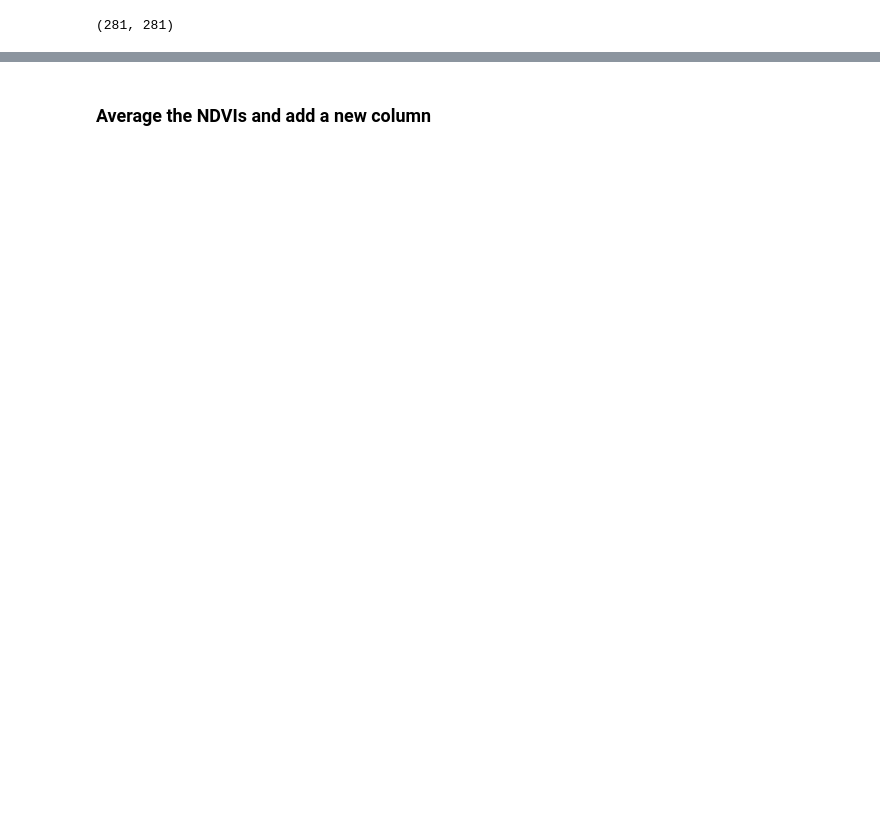
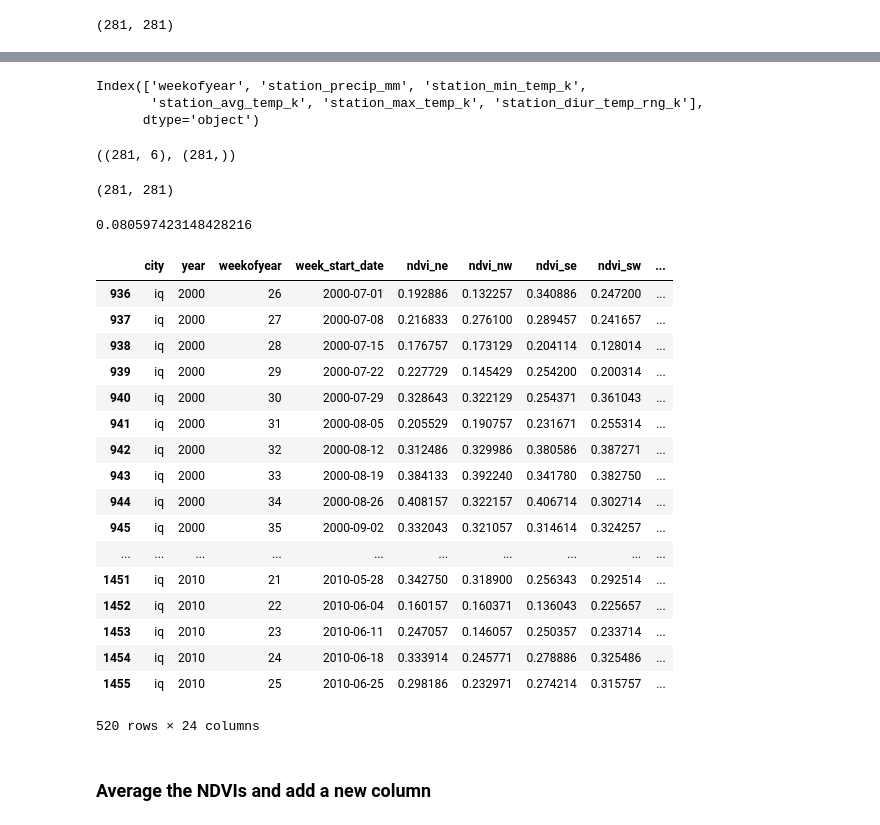
Before and after one commit to askiefer/dengue_fever_la, a Jupyter notebook: notebooks/Linear Regression.ipynb, the cells around one changed output, grey strips where cells are left out. Drawn from its saved outputs; the diff is of its cells as text; code cells hidden in the pictures; blank space fills up the shorter version.

```diff
--- a/notebooks/Linear Regression.ipynb
+++ b/notebooks/Linear Regression.ipynb
@@ -306,0 +368,12 @@ lm2.score(X_test_2, y_test_2)
+# %%
+imputed_sj_2.columns
+# %% [output]
+Index(['weekofyear', 'station_precip_mm', 'station_min_temp_k',
+       'station_avg_temp_k', 'station_max_temp_k', 'station_diur_temp_rng_k'],
+      dtype='object')
+# %%
+X_train_3, X_test_3, y_train_3, y_test_3 = train_test_split(imputed_sj_2, y, test_size=0.3)
+X_train_3.shape, y_train_3.shape
+X_test_3.shape, y_test_3.shape
+# %% [output]
+((281, 6), (281,))
@@ -307,3 +386,35 @@ lm2.score(X_test_2, y_test_2)
+# %%
+len(predictions_3), len(y_test_3)
+# %% [output]
+(281, 281)
+# %%
+# R squared of 7%
+lm3.score(X_test_3, y_test_3)
+# %% [output]
+0.080597423148428216
+# %%
+iq = pd.read_csv('../data/iq.csv', index_col=0)
+# %%
+iq
+# %% [output]
+|  | city | year | weekofyear | week_start_date | ndvi_ne | ndvi_nw | ndvi_se | ndvi_sw | ... |
+| 936 | iq | 2000 | 26 | 2000-07-01 | 0.192886 | 0.132257 | 0.340886 | 0.247200 | ... |
+| 937 | iq | 2000 | 27 | 2000-07-08 | 0.216833 | 0.276100 | 0.289457 | 0.241657 | ... |
+| 938 | iq | 2000 | 28 | 2000-07-15 | 0.176757 | 0.173129 | 0.204114 | 0.128014 | ... |
+| 939 | iq | 2000 | 29 | 2000-07-22 | 0.227729 | 0.145429 | 0.254200 | 0.200314 | ... |
+| 940 | iq | 2000 | 30 | 2000-07-29 | 0.328643 | 0.322129 | 0.254371 | 0.361043 | ... |
+| 941 | iq | 2000 | 31 | 2000-08-05 | 0.205529 | 0.190757 | 0.231671 | 0.255314 | ... |
+| 942 | iq | 2000 | 32 | 2000-08-12 | 0.312486 | 0.329986 | 0.380586 | 0.387271 | ... |
+| 943 | iq | 2000 | 33 | 2000-08-19 | 0.384133 | 0.392240 | 0.341780 | 0.382750 | ... |
+| 944 | iq | 2000 | 34 | 2000-08-26 | 0.408157 | 0.322157 | 0.406714 | 0.302714 | ... |
+| 945 | iq | 2000 | 35 | 2000-09-02 | 0.332043 | 0.321057 | 0.314614 | 0.324257 | ... |
+| ... | ... | ... | ... | ... | ... | ... | ... | ... | ... |
+| 1451 | iq | 2010 | 21 | 2010-05-28 | 0.342750 | 0.318900 | 0.256343 | 0.292514 | ... |
+| 1452 | iq | 2010 | 22 | 2010-06-04 | 0.160157 | 0.160371 | 0.136043 | 0.225657 | ... |
+| 1453 | iq | 2010 | 23 | 2010-06-11 | 0.247057 | 0.146057 | 0.250357 | 0.233714 | ... |
+| 1454 | iq | 2010 | 24 | 2010-06-18 | 0.333914 | 0.245771 | 0.278886 | 0.325486 | ... |
+| 1455 | iq | 2010 | 25 | 2010-06-25 | 0.298186 | 0.232971 | 0.274214 | 0.315757 | ... |
+520 rows × 24 columns
 # %% [markdown]
 ### Average the NDVIs and add a new column
 # %%
```
Also changed, not shown: parts of 20 cells of this notebook, 4 other files.
